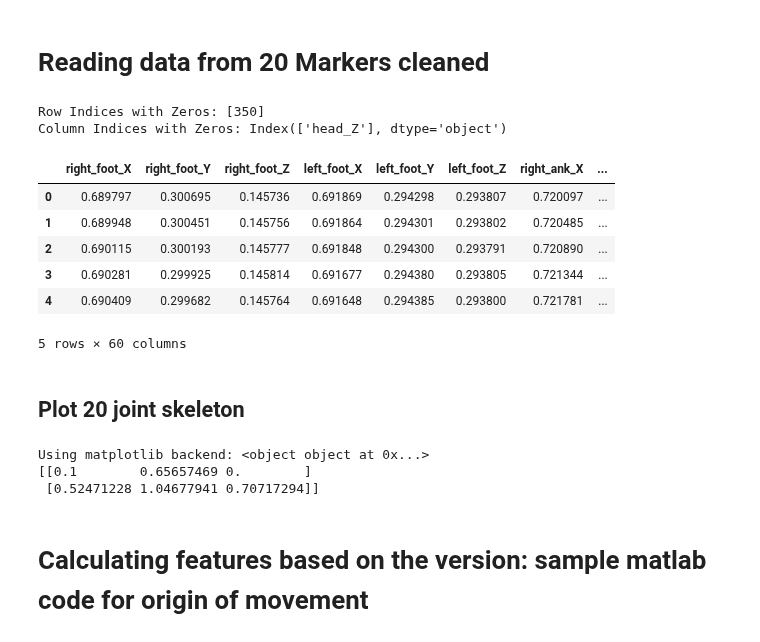
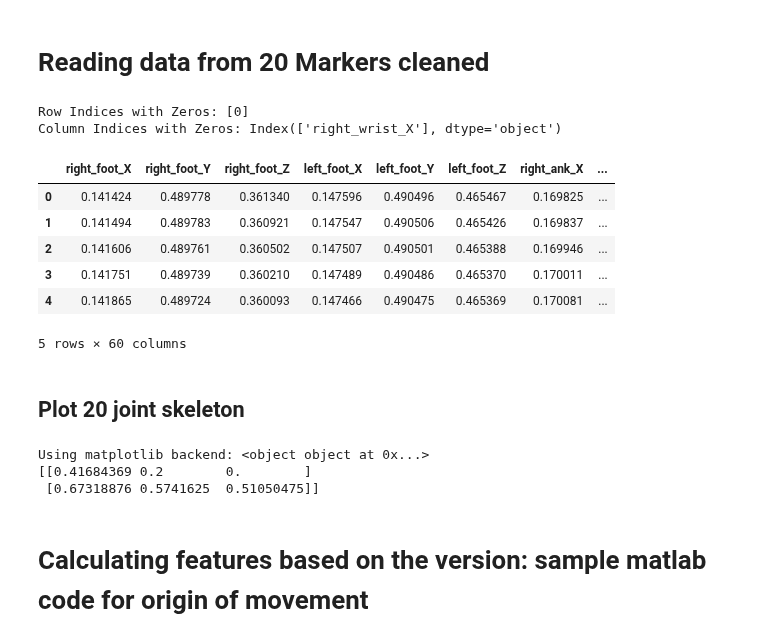
Before and after one commit to gaggioaxel/OoM-Thesis, a Jupyter notebook: code/src/ClusteringOoM.ipynb, the cells around one changed output. Cells and saved outputs as stored; diff of their text form; code cells hidden in the pictures.

```diff
--- a/code/src/ClusteringOoM.ipynb
+++ b/code/src/ClusteringOoM.ipynb
@@ -5,41 +5,41 @@ import pandas as pd
 import os
 import numpy as np
 
 ANNOTATIONS_PATH = 'data'
 REPROCESSED_PATH = ANNOTATIONS_PATH+'/reprocessed'
 annotations_file = ANNOTATIONS_PATH+'/annotationsVExamples.txt' #'/annotationsVSingle.txt'
 annotations_file = ANNOTATIONS_PATH+'/annotationsVSingle.txt'
 with open(annotations_file,'r') as file:
     annotations = file.read().splitlines()[1:]
 
-sampleAnno = 1
+sampleAnno = 28
 
 if '(A)' in annotations[sampleAnno] or '(B)' in annotations[sampleAnno]:
     folder, trial, fragId, _, OoM, startSec, endSec = annotations[sampleAnno].replace(' ','').split(',')[:7]
 else:
     folder, trial, fragId, OoM, startSec, endSec = annotations[sampleAnno].replace(' ','').split(',')[:6]
 
 file = os.path.join(REPROCESSED_PATH, folder, trial+'_frag'+fragId+'.csv')
 posTable = pd.read_csv(file)
 # Assuming 'posTable' is your DataFrame, replace it with your actual DataFrame name
 zero_indices = np.where(posTable == 0)
 
 # 'zero_indices' is a tuple containing two arrays: one for row indices and one for column indices
 row_indices, col_indices = zero_indices
 
 # Print or use these indices as needed
 print("Row Indices with Zeros:", row_indices)
 print("Column Indices with Zeros:", posTable.columns[col_indices])
 posTable.head()
 # %% [output]
-Row Indices with Zeros: [350]
-Column Indices with Zeros: Index(['head_Z'], dtype='object')
+Row Indices with Zeros: [0]
+Column Indices with Zeros: Index(['right_wrist_X'], dtype='object')
 |  | right_foot_X | right_foot_Y | right_foot_Z | left_foot_X | left_foot_Y | left_foot_Z | right_ank_X | ... |
-| 0 | 0.689797 | 0.300695 | 0.145736 | 0.691869 | 0.294298 | 0.293807 | 0.720097 | ... |
-| 1 | 0.689948 | 0.300451 | 0.145756 | 0.691864 | 0.294301 | 0.293802 | 0.720485 | ... |
-| 2 | 0.690115 | 0.300193 | 0.145777 | 0.691848 | 0.294300 | 0.293791 | 0.720890 | ... |
-| 3 | 0.690281 | 0.299925 | 0.145814 | 0.691677 | 0.294380 | 0.293805 | 0.721344 | ... |
-| 4 | 0.690409 | 0.299682 | 0.145764 | 0.691648 | 0.294385 | 0.293800 | 0.721781 | ... |
+| 0 | 0.141424 | 0.489778 | 0.361340 | 0.147596 | 0.490496 | 0.465467 | 0.169825 | ... |
+| 1 | 0.141494 | 0.489783 | 0.360921 | 0.147547 | 0.490506 | 0.465426 | 0.169837 | ... |
+| 2 | 0.141606 | 0.489761 | 0.360502 | 0.147507 | 0.490501 | 0.465388 | 0.169946 | ... |
+| 3 | 0.141751 | 0.489739 | 0.360210 | 0.147489 | 0.490486 | 0.465370 | 0.170011 | ... |
+| 4 | 0.141865 | 0.489724 | 0.360093 | 0.147466 | 0.490475 | 0.465369 | 0.170081 | ... |
 5 rows × 60 columns
 # %%
 posTableY = posTable.iloc[:,::3]+0.2
@@ -173,8 +173,8 @@ update_plot(time_index)
 plt.show()
 # %% [output]
 Using matplotlib backend: <object object at 0x...>
-[[0.1        0.65657469 0.        ]
- [0.52471228 1.04677941 0.70717294]]
+[[0.41684369 0.2        0.        ]
+ [0.67318876 0.5741625  0.51050475]]
 # %%
 plt.close('all')
 # %% [markdown]
```
Also changed, not shown: parts of 12 cells of this notebook, 6 other files.
